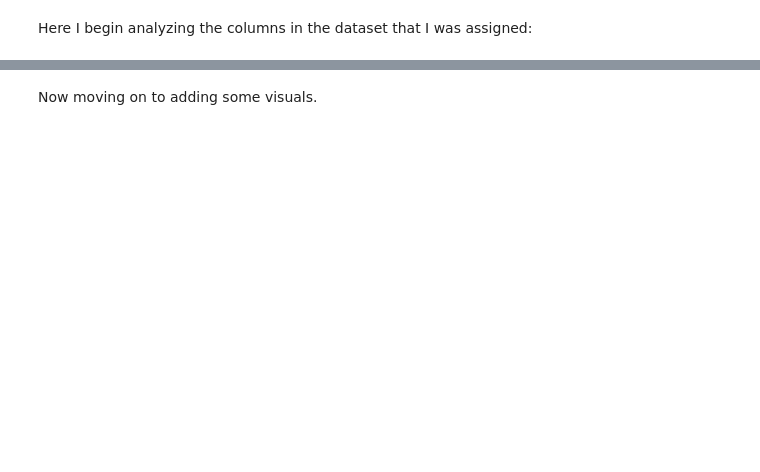
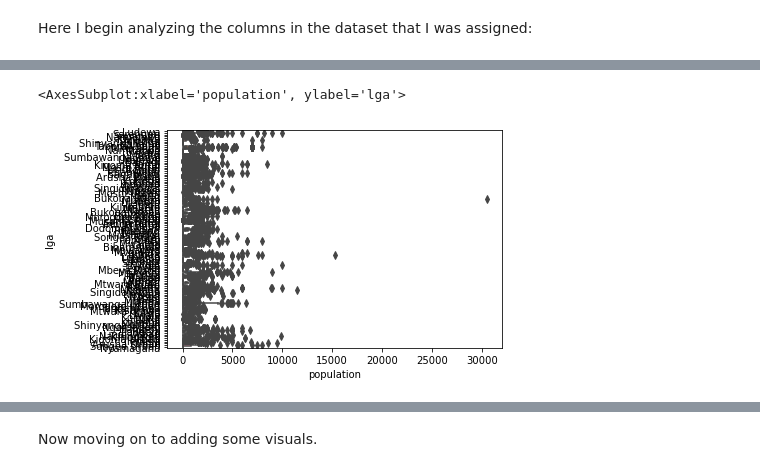
Before and after one commit to OlgertHasko/Tanzanian-Water-Wells, a Jupyter notebook: Madoria's Journal.ipynb, the cells around one changed output, grey strips where cells are left out. Cells and saved outputs as stored; diff of their text form; code cells hidden in the pictures; blank space fills up the shorter version.

```diff
--- a/Madoria's Journal.ipynb
+++ b/Madoria's Journal.ipynb
@@ -50,3 +96,6 @@ sns.countplot(x=df['district_code'])
 # %%
 #df['lga'].value_counts()
-df.groupby(['lga']).sum().plot()
+sns.boxplot(df['population'], df['lga'])
+# %% [output]
+<AxesSubplot:xlabel='population', ylabel='lga'>
+[figure, added]
```
Also changed, not shown: parts of 40 cells of this notebook.
